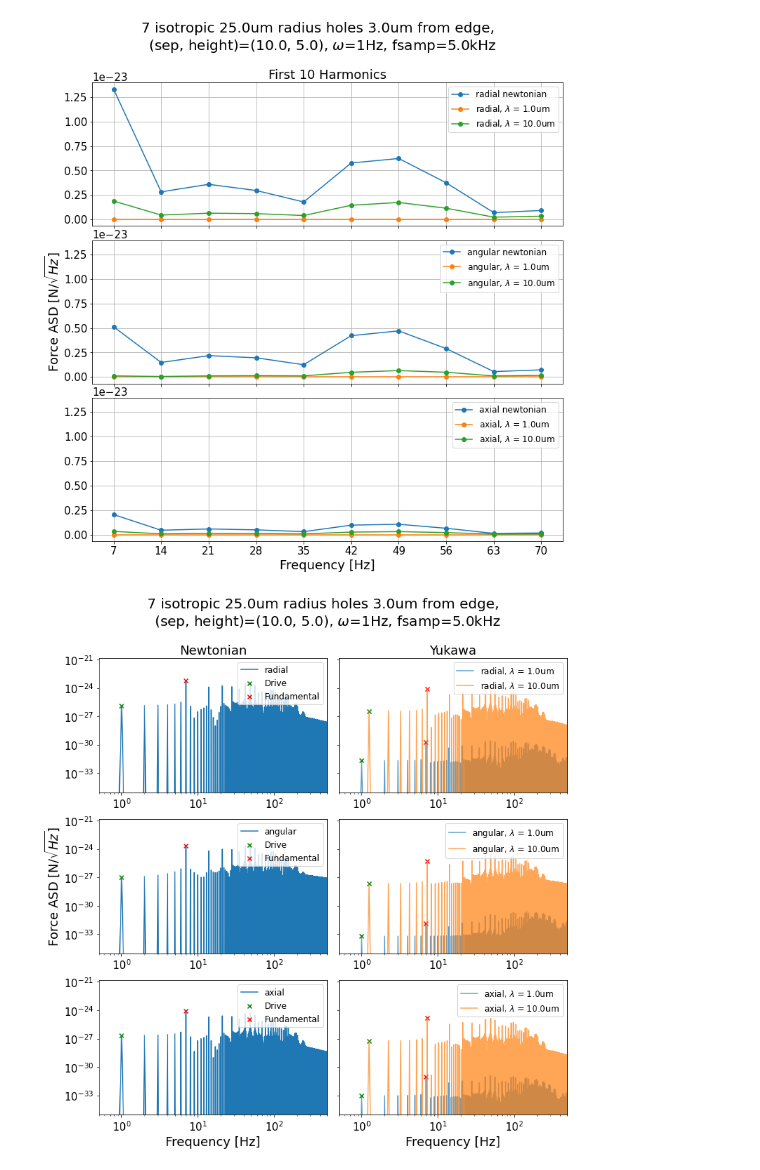
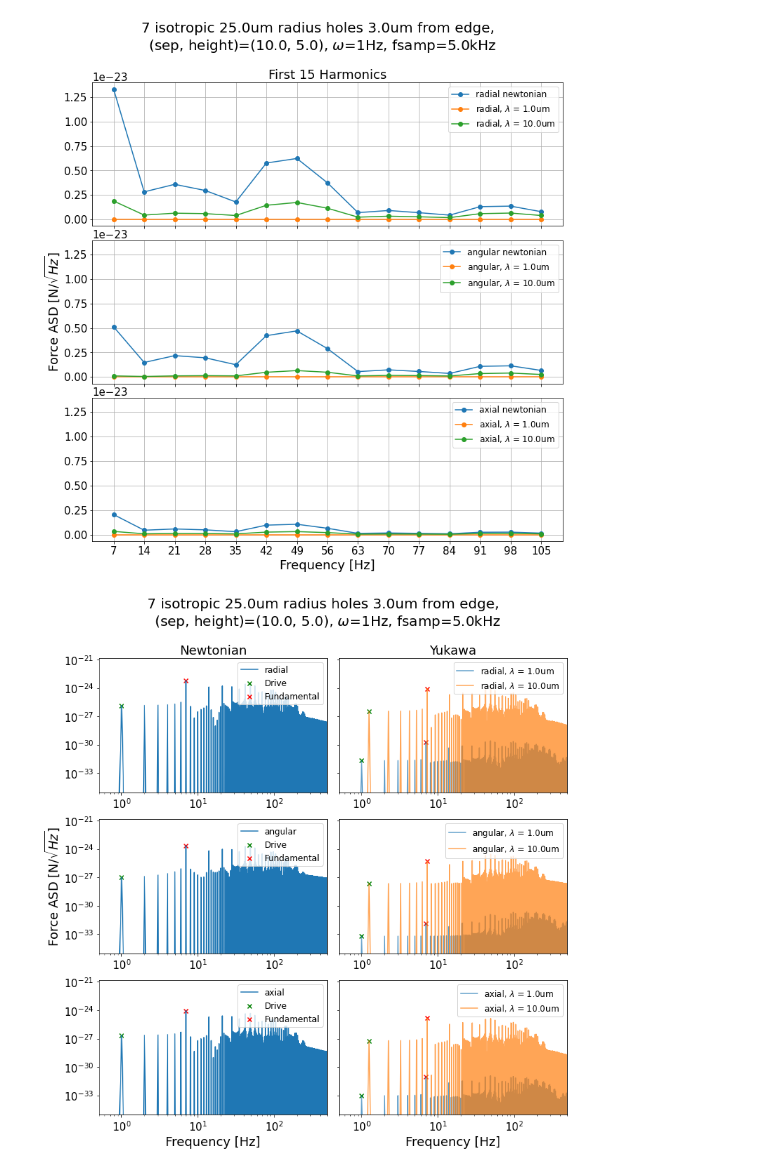
Before and after one commit to emmetthough/gravity_sim, a Jupyter notebook: notebooks/modulated.ipynb, the cells around one changed output. Drawn from its saved outputs; the diff is of its cells as text; code cells hidden in the pictures.

Commit message:
New time series plots

```diff
--- a/notebooks/modulated.ipynb
+++ b/notebooks/modulated.ipynb
@@ -26,5 +34,5 @@ separations = sorted(PS.from_edges)
 # %%
-p0 = 7,separations[-1],hrs[-1],10.0,5.0
+p0 = 7,separations[-1],hrs[0],10.0,5.0
 FM0 = holes_analysis(data, p0)
 
 FM0.sum_harmonics(w=1, fsamp=5e3, num_harmonics=10, verbose=True)
@@ -41,0 +56,5 @@ array([[  4.17614364e-23,   2.51057650e-23,   6.74797301e-24],
+# %%
+plt.plot(times, yuka[1,0,:]-np.mean(yuka[1,0,:]))
+plt.plot(times, newt[0,:]-np.mean(newt[0,:]))
+plt.rcParams['figure.figsize'] = 12,8
+plt.xlim(0,0.5)
@@ -42,8 +64,9 @@ array([[  4.17614364e-23,   2.51057650e-23,   6.74797301e-24],
 # %%
-fig, ax = FM0.plot_signals(log=False, fsamp=5e3)
+plt.close('all')
+fig, ax = FM0.plot_signals(log=False, fsamp=5e3, f0=7, num_harmonics=15)
 fig
 # %% [output]
-[figure, old version]
+[figure, new version]
 # %%
 %matplotlib inline
 fig,ax = FM0.plot_asd()
```
Also changed, not shown: parts of 6 cells of this notebook.
